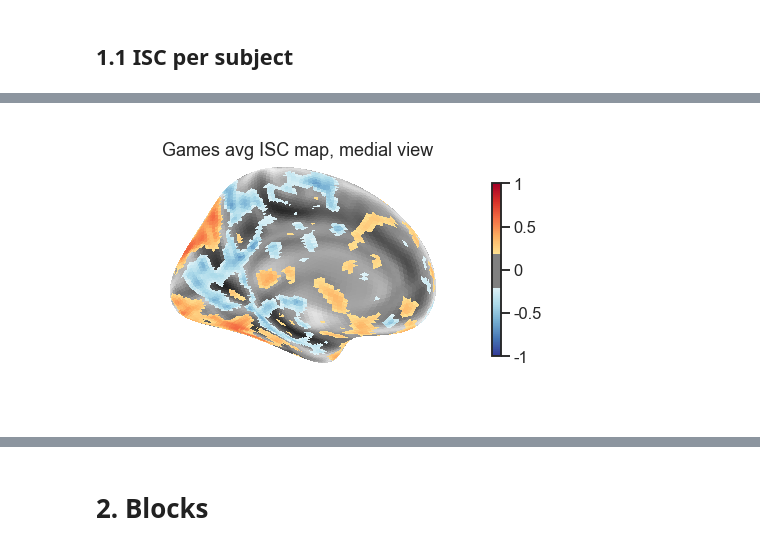
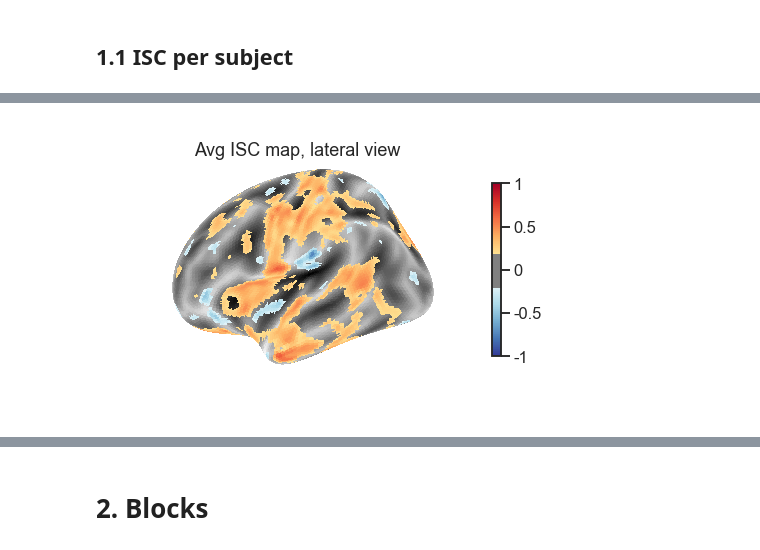
Before and after one commit to tomov/VGDL-fMRI-Python-Data-Analysis, a Jupyter notebook: Multivariate_analyses/smooth_betas_analysis_ISC.ipynb, the cells around one changed output, grey strips where cells are left out. Cells and saved outputs as stored; diff of their text form; code cells hidden in the pictures.

```diff
--- a/Multivariate_analyses/smooth_betas_analysis_ISC.ipynb
+++ b/Multivariate_analyses/smooth_betas_analysis_ISC.ipynb
@@ -438,31 +454,35 @@ plotting.plot_stat_map(stat_map_img=avg_isc_nifti, display_mode='x',
+# %%
+surface_plot_avg(isc_vol=isc_vol, coords=coords, brain_nii=brain_nii, collapsed_isc_corrs=avg_isc_corrs_games, view='lateral', threshold=0.2, )
+# %% [output]
+[figure, added]
 # %%
-from nilearn import datasets
+# can use this to plot from scratch
 
-threshold = .2
-view_medial = 'medial'
-view_lateral = 'lateral'
+# from nilearn import datasets
 
-# get a surface
-fsaverage = datasets.fetch_surf_fsaverage5()
+# threshold = .2
+# view_medial = 'medial'
+# view_lateral = 'lateral'
 
-# Make the ISC output a volume
-isc_vol = np.zeros(brain_nii.shape)
-# Map the ISC data for the first participant into brain space
-isc_vol[coords] = avg_isc_corrs_games
-# make a nii image of the isc map
-isc_nifti = nib.Nifti1Image(isc_vol, brain_nii.affine, brain_nii.header)
-# make "texture"
-texture = surface.vol_to_surf(isc_nifti, fsaverage.pial_left)
+# # get a surface
+# fsaverage = datasets.fetch_surf_fsaverage5()
 
-# plot
-title_text = ('Games avg ISC map, medial view')
-surf_map = plotting.plot_surf_stat_map(
-    fsaverage.infl_left, texture,
-    hemi='left', view=view_medial,
-    title= title_text,
-    threshold=threshold, cmap='RdYlBu_r',
-    colorbar=True,
-    bg_map=fsaverage.sulc_left,
-    vmax=1)
+# # Make the ISC output a volume
+# isc_vol = np.zeros(brain_nii.shape)
+# # Map the ISC data for the first participant into brain space
+# isc_vol[coords] = avg_isc_corrs_games
+# # make a nii image of the isc map
+# isc_nifti = nib.Nifti1Image(isc_vol, brain_nii.affine, brain_nii.header)
+# # make "texture"
+# texture = surface.vol_to_surf(isc_nifti, fsaverage.pial_left)
+
+# # plot
+# title_text = ('Games avg ISC map, medial view')
+# surf_map = plotting.plot_surf_stat_map(
+#     fsaverage.infl_left, texture,
+#     hemi='left', view=view_medial,
+#     title= title_text,
+#     threshold=threshold, cmap='RdYlBu_r',
+#     colorbar=True,
+#     bg_map=fsaverage.sulc_left,
+#     vmax=1)
-# %% [output]
-[figure, removed]
```
Also changed, not shown: parts of 15 cells of this notebook.
